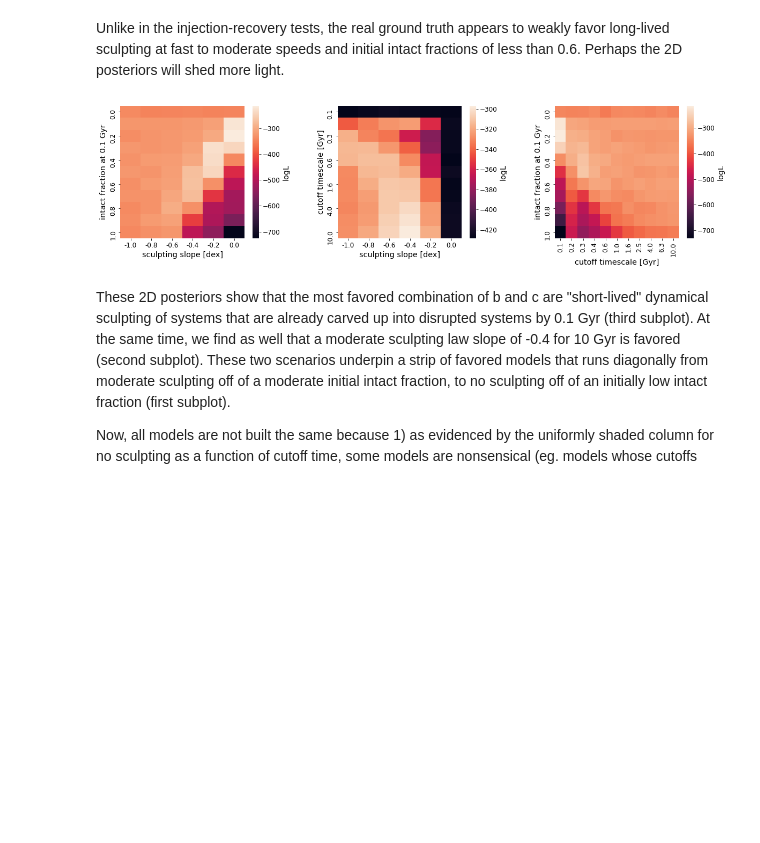
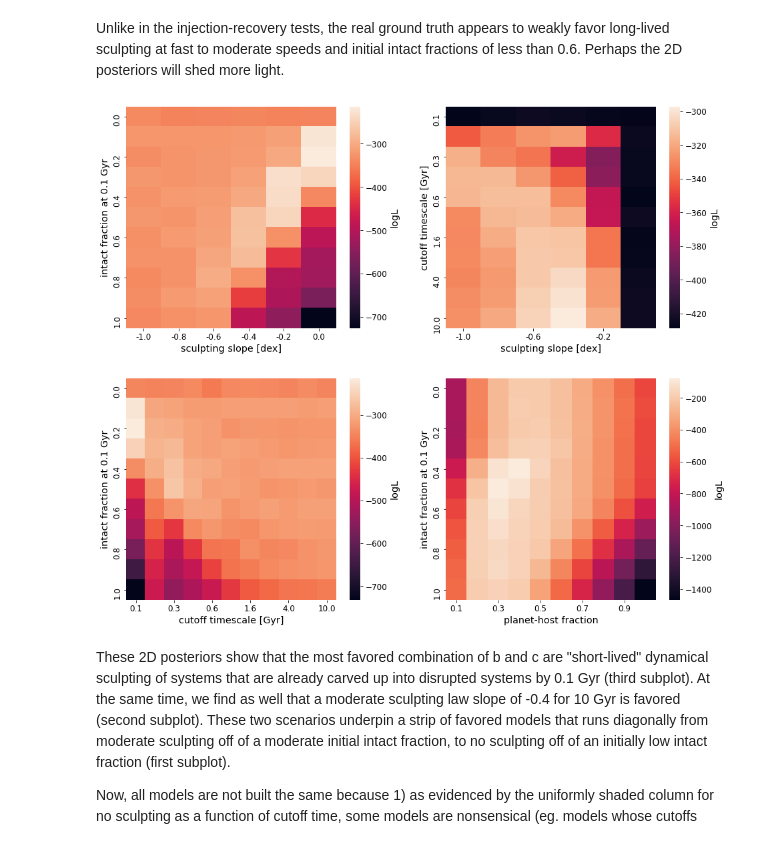
Before and after one commit to exoclam/mastrangelo, a Jupyter notebook: notebooks/analyze.ipynb, the cells around one changed output. Saved outputs shown, nothing was run; the diff lists cells and outputs as text; code cells hidden in the pictures; blank space fills up the shorter version.

```diff
--- a/notebooks/analyze.ipynb
+++ b/notebooks/analyze.ipynb
@@ -137,8 +158,8 @@ plt.show()
 # %% [markdown]
 Unlike in the injection-recovery tests, the real ground truth appears to weakly favor long-lived sculpting at fast to moderate speeds and initial intact fractions of less than 0.6. Perhaps the 2D posteriors will shed more light.
 # %%
-f, ((ax1, ax2, ax3)) = plt.subplots(1, 3, figsize=(18, 6))
-f.tight_layout(pad=8.)
+f, ((ax1, ax2), (ax3, ax4)) = plt.subplots(2, 2, figsize=(14, 12))
+f.tight_layout(pad=5.)
 
 ### 1
 piv = recovery.groupby(['ms','bs']).median('logLs').reset_index()
@@ -150,35 +171,50 @@ ax1.set_yticks(ax1.get_yticks()[::2]) # sample every other tick, for cleanness
 ax1.set(ylabel='intact fraction at 0.1 Gyr')
 ax1.set(xlabel='sculpting slope [dex]')
 
 ### 2
 piv = recovery.groupby(['ms','cs']).median('logLs').reset_index()
 piv = piv.pivot("cs","ms","logLs") # vs logged_normalized_likelihood
 
 sns.heatmap(piv, yticklabels=np.round(recovery.cs.unique()/1e9,1), xticklabels=recovery.ms.unique().round(1),
             cbar_kws={'label': 'logL'}, ax=ax2)
 ax2.set_yticks(ax2.get_yticks()[::2]) # sample every other tick, for cleanness
+ax2.set_xticks(ax2.get_xticks()[::2]) # sample every other tick, for cleanness
 ax2.set(ylabel='cutoff timescale [Gyr]')
 ax2.set(xlabel='sculpting slope [dex]')
 #ax2.yaxis.set_major_formatter(tick.FuncFormatter(y_fmt))
 #ax2.yaxis.set_major_formatter(tick.FormatStrFormatter('%2.2e'))
 
 ### 3
 piv = recovery.groupby(['cs','bs']).median('logLs').reset_index()
 piv = piv.pivot("bs","cs","logLs") # vs logged_normalized_likelihood
 
 sns.heatmap(piv, yticklabels=np.round(recovery.bs.unique(),1), xticklabels=np.round(recovery.cs.unique()/1e9,1),
             cbar_kws={'label': 'logL'}, ax=ax3)
 ax3.set_yticks(ax3.get_yticks()[::2]) # sample every other tick, for cleanness
+ax3.set_xticks(ax3.get_xticks()[::2]) # sample every other tick, for cleanness
 ax3.set(xlabel='cutoff timescale [Gyr]')
 ax3.set(ylabel='intact fraction at 0.1 Gyr')
 #ax2.yaxis.set_major_formatter(tick.FuncFormatter(y_fmt))
 #ax2.yaxis.set_major_formatter(tick.FormatStrFormatter('%2.2e'))
 
 
-plt.savefig(path+'figures/2d-posteriors-slides.png', facecolor='white', bbox_inches='tight')
+### 4
+piv = recovery.groupby(['fs','bs']).median('logLs').reset_index()
+piv = piv.pivot("bs","fs","logLs") # vs logged_normalized_likelihood
+
+sns.heatmap(piv, yticklabels=np.round(recovery.bs.unique(),1), xticklabels=np.round(recovery.fs.unique(),1),
+            cbar_kws={'label': 'logL'}, ax=ax4)
+ax4.set_yticks(ax4.get_yticks()[::2]) # sample every other tick, for cleanness
+ax4.set_xticks(ax4.get_xticks()[::2]) # sample every other tick, for cleanness
+ax4.set(xlabel='planet-host fraction')
+ax4.set(ylabel='intact fraction at 0.1 Gyr')
+#ax2.yaxis.set_major_formatter(tick.FuncFormatter(y_fmt))
+#ax2.yaxis.set_major_formatter(tick.FormatStrFormatter('%2.2e'))
+
+plt.savefig(path+'figures/2d-posteriors.png', facecolor='white', bbox_inches='tight')
 plt.show()
 # %% [output]
-[figure, old version]
+[figure, new version]
 # %% [markdown]
 These 2D posteriors show that the most favored combination of b and c are "short-lived" dynamical sculpting of systems that are already carved up into disrupted systems by 0.1 Gyr (third subplot). At the same time, we find as well that a moderate sculpting law slope of -0.4 for 10 Gyr is favored (second subplot). These two scenarios underpin a strip of favored models that runs diagonally from moderate sculpting off of a moderate initial intact fraction, to no sculpting off of an initially low intact fraction (first subplot).
 
```
Also changed, not shown: parts of 1 cell of this notebook, 1 other file.
